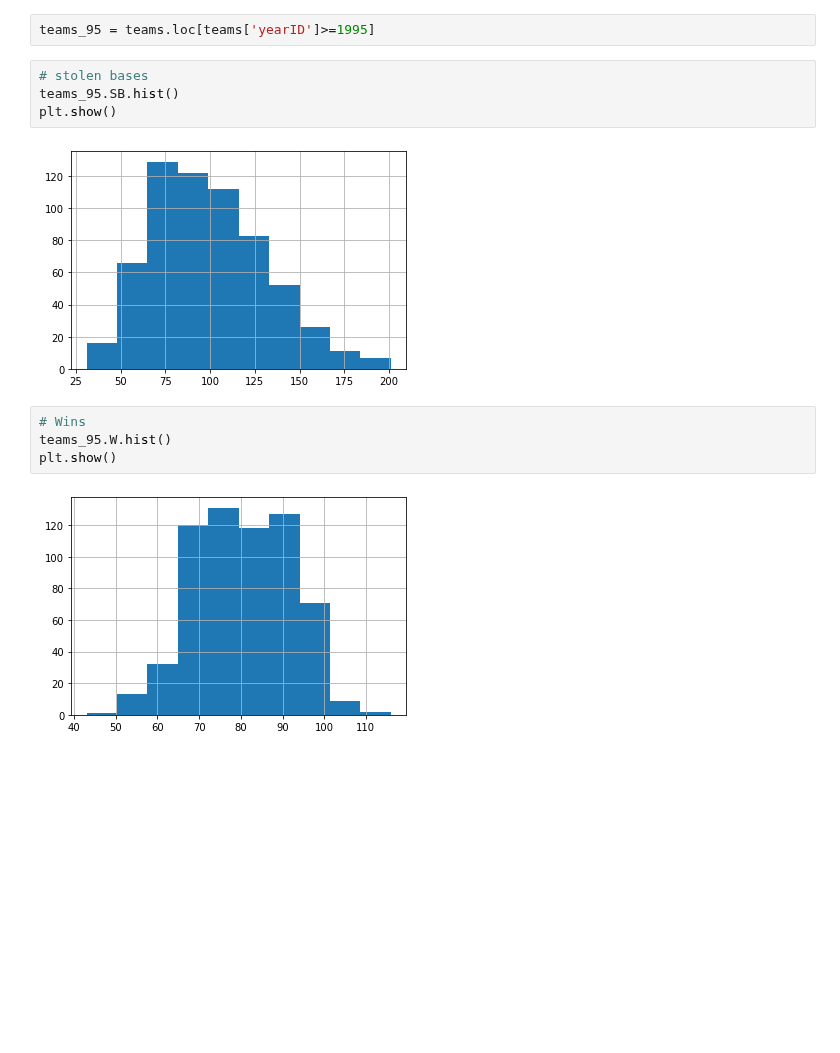
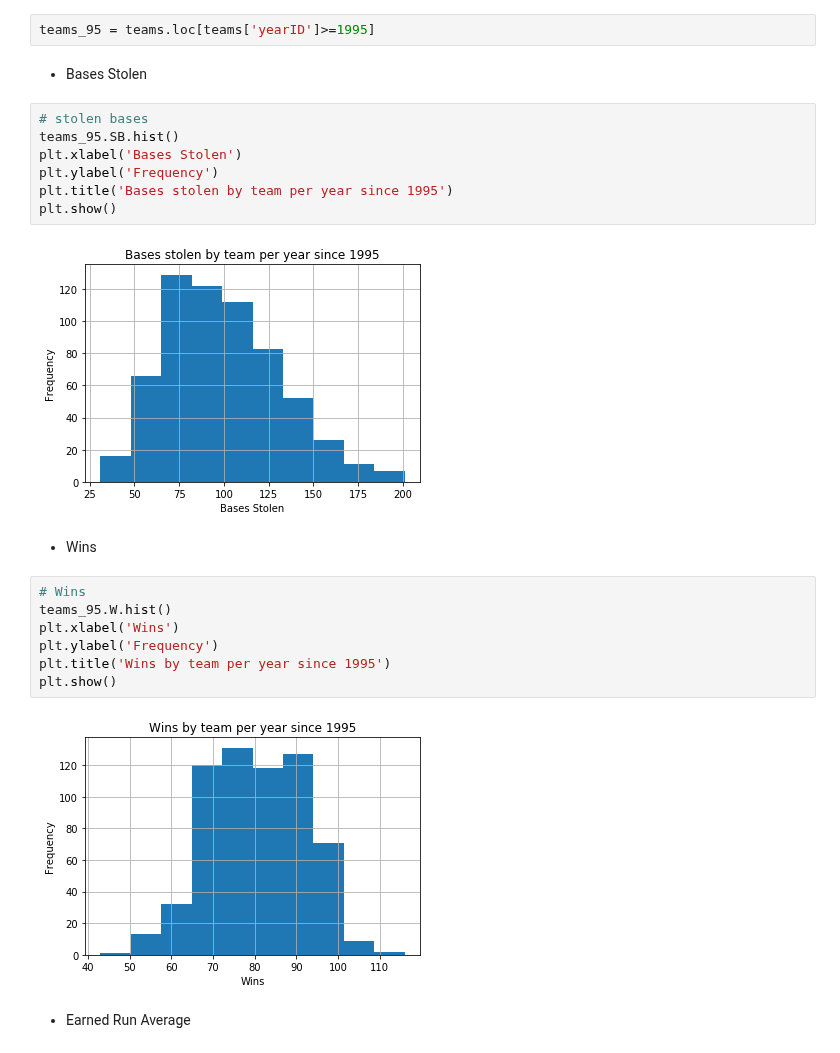
Before and after one commit to DJGump/module-work-DSI06, a Jupyter notebook: dgump-python-exam-dsi06/dgump-DSI06-python-self-sufficiency-exam.ipynb, the cells around one changed output. Saved outputs shown, nothing was run; the diff lists cells and outputs as text; blank space fills up the shorter version.

```diff
--- a/dgump-python-exam-dsi06/dgump-DSI06-python-self-sufficiency-exam.ipynb
+++ b/dgump-python-exam-dsi06/dgump-DSI06-python-self-sufficiency-exam.ipynb
@@ -70,18 +75,30 @@ teams.head()
 a.  For all records since 1995, plot histograms for the following variables. Which distribution do they appear to follow? Consider what each variable is measuring along with the histogram's shape.
 # %%
 teams_95 = teams.loc[teams['yearID']>=1995]
+# %% [markdown]
+* Bases Stolen
 # %%
 # stolen bases
 teams_95.SB.hist()
+plt.xlabel('Bases Stolen')
+plt.ylabel('Frequency')
+plt.title('Bases stolen by team per year since 1995')
 plt.show()
 # %% [output]
-[figure, old version]
+[figure, new version]
+# %% [markdown]
+* Wins
 # %%
 # Wins
 teams_95.W.hist()
+plt.xlabel('Wins')
+plt.ylabel('Frequency')
+plt.title('Wins by team per year since 1995')
 plt.show()
 # %% [output]
-[figure, old version]
+[figure, new version]
+# %% [markdown]
+* Earned Run Average
 # %%
 # Earned run average
 teams_95.ERA.hist()
```
Also changed, not shown: parts of 22 cells of this notebook.
